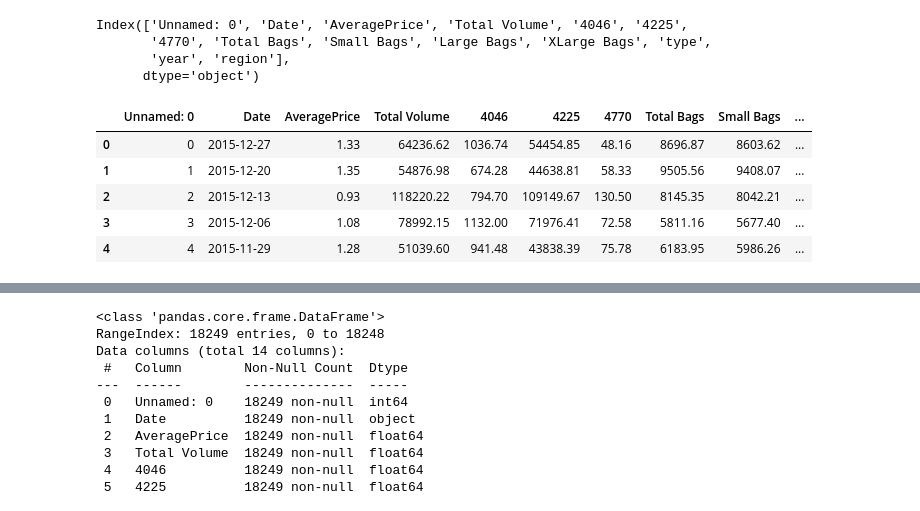
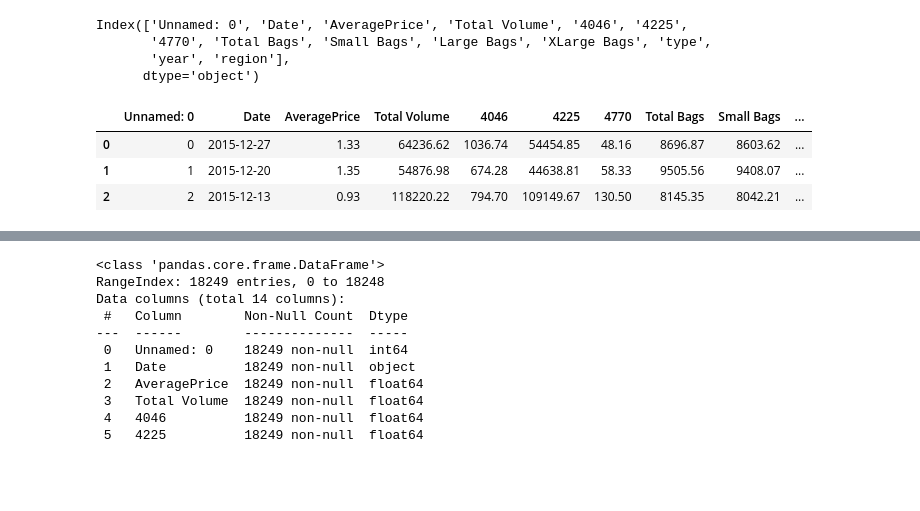
Before and after one commit to RLIProject/Time-Series-Prediction-Model-Pricing, a Jupyter notebook: AvocadoCode.ipynb, the cells around one changed output, grey strips where cells are left out. Drawn from its saved outputs; the diff is of its cells as text; code cells hidden in the pictures; blank space fills up the shorter version.

```diff
--- a/AvocadoCode.ipynb
+++ b/AvocadoCode.ipynb
@@ -57,11 +58,9 @@ Index(['Unnamed: 0', 'Date', 'AveragePrice', 'Total Volume', '4046', '4225',
        'year', 'region'],
       dtype='object')
 # %%
-df.head()
+df.head(3)
 # %% [output]
 |  | Unnamed: 0 | Date | AveragePrice | Total Volume | 4046 | 4225 | 4770 | Total Bags | Small Bags | ... |
 | 0 | 0 | 2015-12-27 | 1.33 | 64236.62 | 1036.74 | 54454.85 | 48.16 | 8696.87 | 8603.62 | ... |
 | 1 | 1 | 2015-12-20 | 1.35 | 54876.98 | 674.28 | 44638.81 | 58.33 | 9505.56 | 9408.07 | ... |
 | 2 | 2 | 2015-12-13 | 0.93 | 118220.22 | 794.70 | 109149.67 | 130.50 | 8145.35 | 8042.21 | ... |
-| 3 | 3 | 2015-12-06 | 1.08 | 78992.15 | 1132.00 | 71976.41 | 72.58 | 5811.16 | 5677.40 | ... |
-| 4 | 4 | 2015-11-29 | 1.28 | 51039.60 | 941.48 | 43838.39 | 75.78 | 6183.95 | 5986.26 | ... |
```
Also changed, not shown: parts of 43 cells of this notebook.
